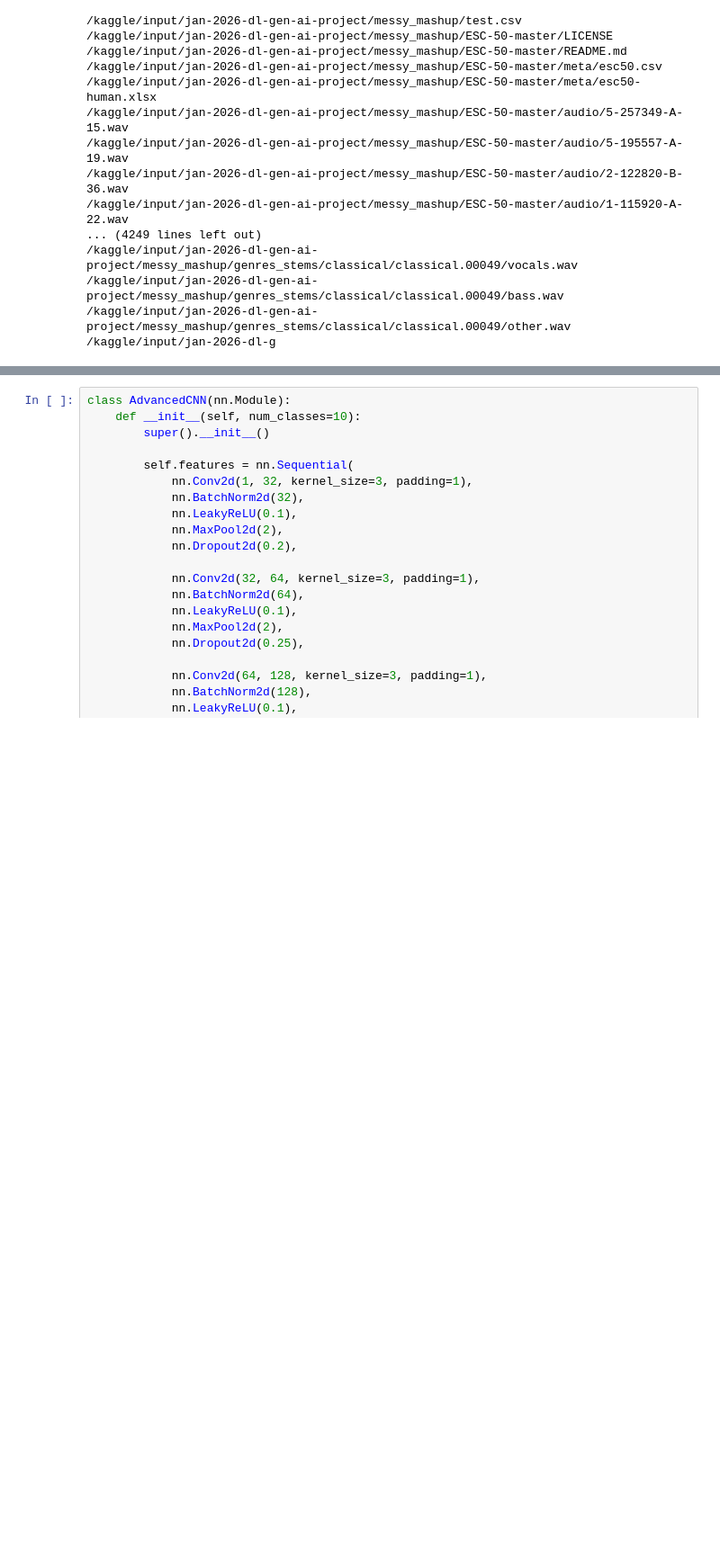
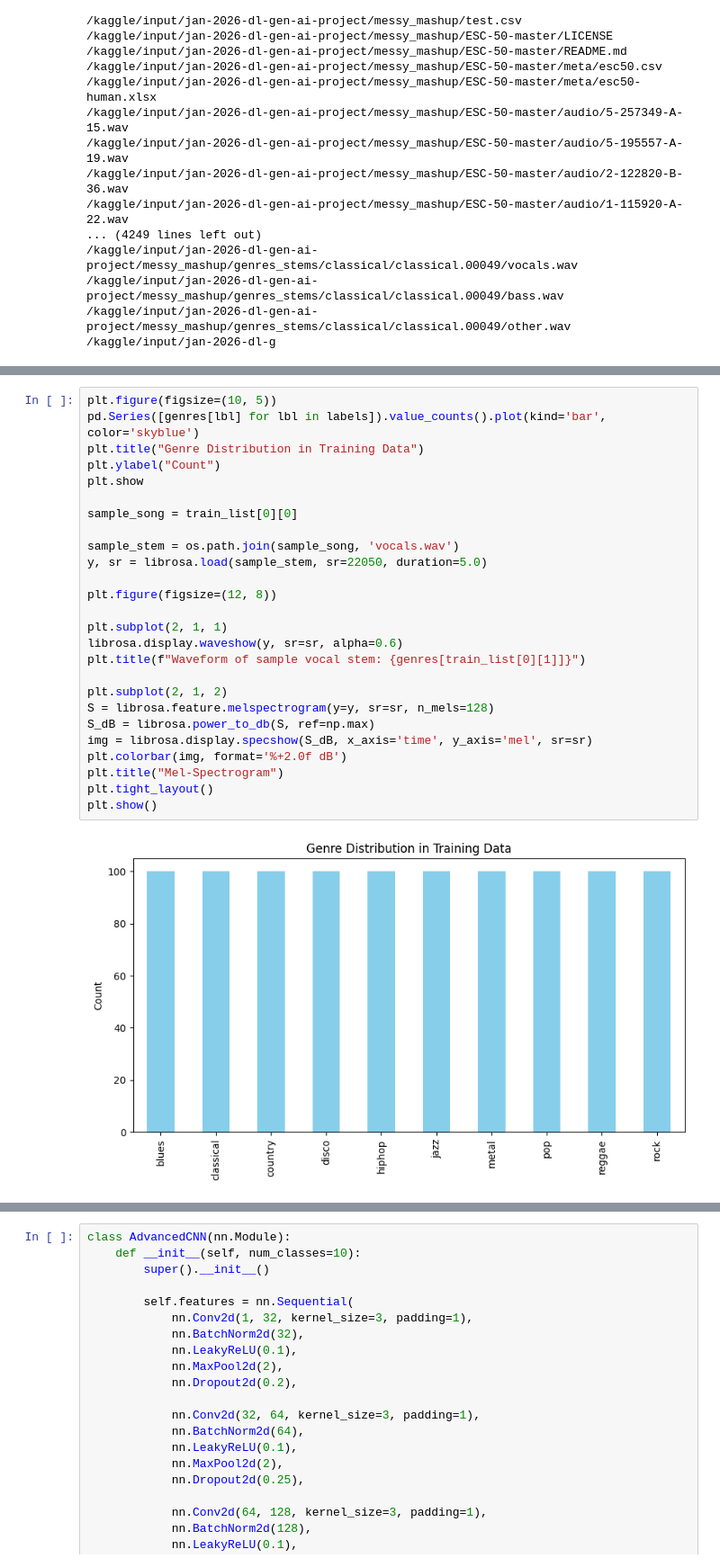
Before and after one commit to geethesh1911/dl-23f2003015-notebook-t12026, a Jupyter notebook: kaggle_notebook.ipynb, the cells around one changed output, grey strips where cells are left out. Shown at 90% size. Cells and saved outputs as stored; diff of their text form; blank space fills up the shorter version.

```diff
--- a/kaggle_notebook.ipynb
+++ b/kaggle_notebook.ipynb
@@ -89,0 +104,28 @@ Device: cuda
+# %%
+plt.figure(figsize=(10, 5))
+pd.Series([genres[lbl] for lbl in labels]).value_counts().plot(kind='bar', color='skyblue')
+plt.title("Genre Distribution in Training Data")
+plt.ylabel("Count")
+plt.show
+
+sample_song = train_list[0][0]
+
+sample_stem = os.path.join(sample_song, 'vocals.wav')
+y, sr = librosa.load(sample_stem, sr=22050, duration=5.0)
+
+plt.figure(figsize=(12, 8))
+
+plt.subplot(2, 1, 1)
+librosa.display.waveshow(y, sr=sr, alpha=0.6)
+plt.title(f"Waveform of sample vocal stem: {genres[train_list[0][1]]}")
+
+plt.subplot(2, 1, 2)
+S = librosa.feature.melspectrogram(y=y, sr=sr, n_mels=128)
+S_dB = librosa.power_to_db(S, ref=np.max)
+img = librosa.display.specshow(S_dB, x_axis='time', y_axis='mel', sr=sr)
+plt.colorbar(img, format='%+2.0f dB')
+plt.title("Mel-Spectrogram")
+plt.tight_layout()
+plt.show()
+# %% [output]
+[figure, added]
```
Also changed, not shown: parts of 15 cells of this notebook.
